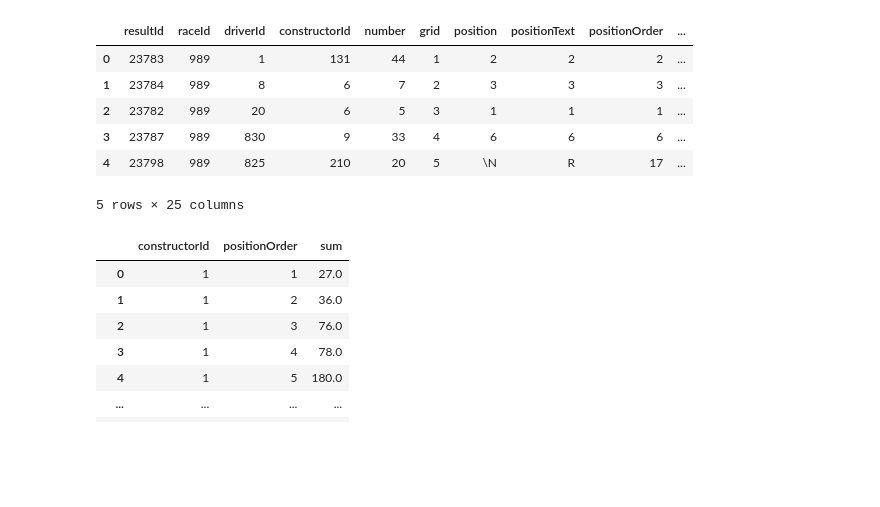
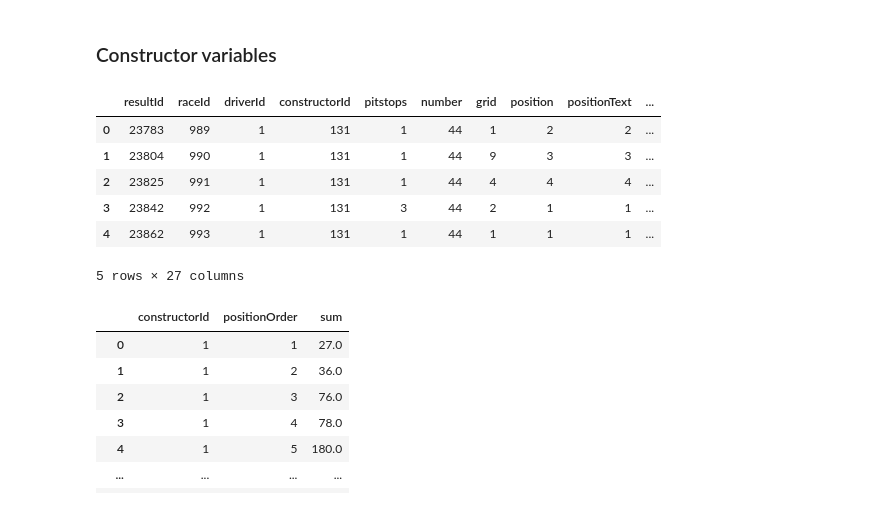
Before and after one commit to SeRoGaTa/FinalProject_Team_8, a Jupyter notebook: Constructor_analysis.ipynb, the cells around one changed output. Cells and saved outputs as stored; diff of their text form; code cells hidden in the pictures; blank space fills up the shorter version.

Commit message:
upload constructor_analysis

```diff
--- a/Constructor_analysis.ipynb
+++ b/Constructor_analysis.ipynb
@@ -9,15 +110,17 @@ import numpy as np
+# %% [markdown]
+### Constructor variables
 # %%
 #Read csv file
-df = pd.read_csv(Path('CleaningData/formula1.csv'))
+df = pd.read_csv(Path('CleaningData/formula1ps.csv'))
 df.head()
 # %% [output]
-|  | resultId | raceId | driverId | constructorId | number | grid | position | positionText | positionOrder | ... |
-| 0 | 23783 | 989 | 1 | 131 | 44 | 1 | 2 | 2 | 2 | ... |
-| 1 | 23784 | 989 | 8 | 6 | 7 | 2 | 3 | 3 | 3 | ... |
-| 2 | 23782 | 989 | 20 | 6 | 5 | 3 | 1 | 1 | 1 | ... |
-| 3 | 23787 | 989 | 830 | 9 | 33 | 4 | 6 | 6 | 6 | ... |
-| 4 | 23798 | 989 | 825 | 210 | 20 | 5 | \N | R | 17 | ... |
+|  | resultId | raceId | driverId | constructorId | pitstops | number | grid | position | positionText | ... |
+| 0 | 23783 | 989 | 1 | 131 | 1 | 44 | 1 | 2 | 2 | ... |
+| 1 | 23804 | 990 | 1 | 131 | 1 | 44 | 9 | 3 | 3 | ... |
+| 2 | 23825 | 991 | 1 | 131 | 1 | 44 | 4 | 4 | 4 | ... |
+| 3 | 23842 | 992 | 1 | 131 | 3 | 44 | 2 | 1 | 1 | ... |
+| 4 | 23862 | 993 | 1 | 131 | 1 | 44 | 1 | 1 | 1 | ... |
-5 rows × 25 columns
+5 rows × 27 columns
 # %%
 cons_win = df.groupby(["constructorId", "positionOrder"]).points.agg(['sum']).reset_index()
 # %%
```
Also changed, not shown: parts of 19 cells of this notebook.
